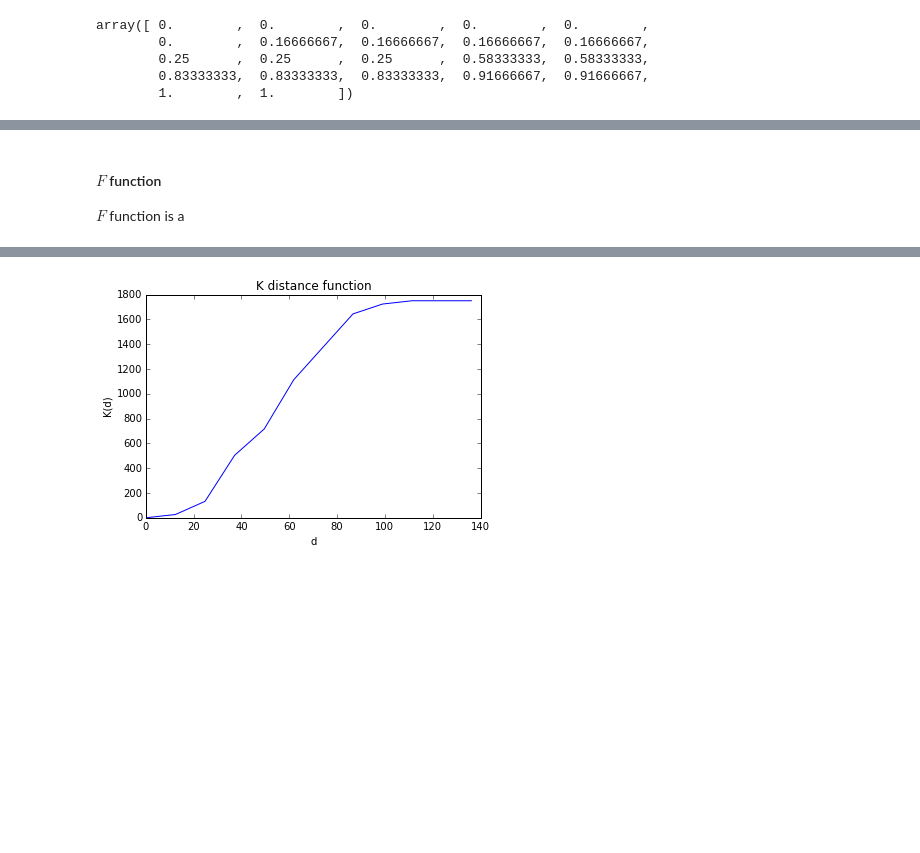
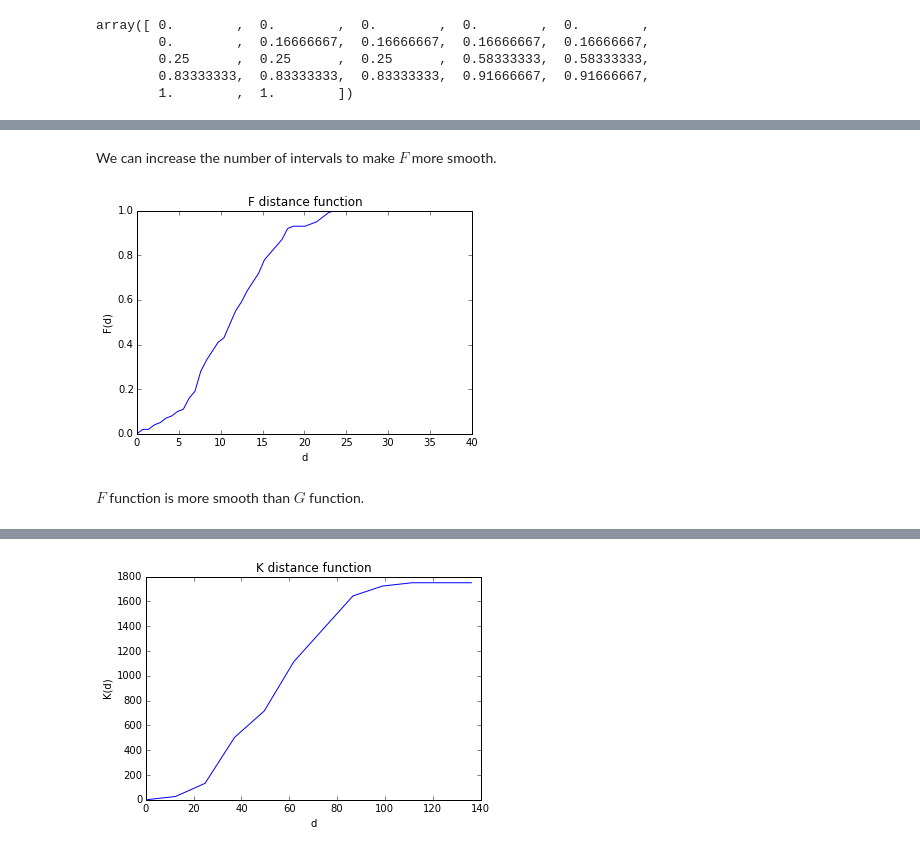
Before and after one commit to pysal/pointpats, a Jupyter notebook: distance_statistics.ipynb, the cells around one changed output, grey strips where cells are left out. Drawn from its saved outputs; the diff is of its cells as text; code cells hidden in the pictures; blank space fills up the shorter version.

```diff
--- a/distance_statistics.ipynb
+++ b/distance_statistics.ipynb
@@ -177,4 +193,9 @@ array([ 0.        ,  0.        ,  0.        ,  0.        ,  0.        ,
+# %% [markdown]
+We can increase the number of intervals to make $F$ more smooth.
+# %%
+fp1 = F(pp, intervals=50)
+fp1.plot()
+# %% [output]
+[figure, added]
 # %% [markdown]
-#### $F$ function
-
-$F$ function is a
+$F$ function is more smooth than $G$ function.
```
Also changed, not shown: parts of 71 cells of this notebook, 3 other files.
